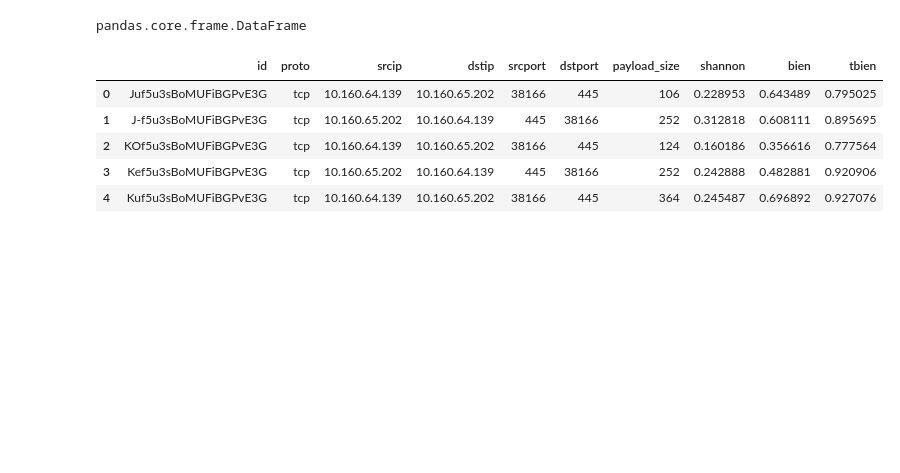
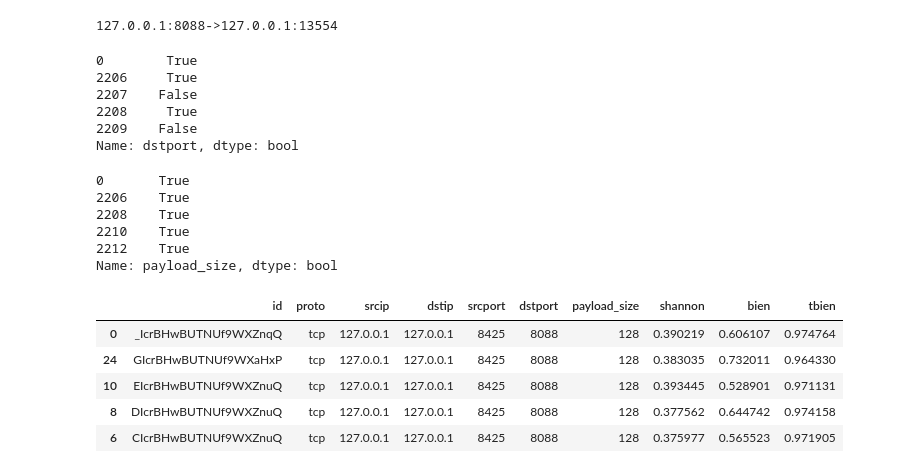
Before and after one commit to joaoalencastro/pythonSocket, a Jupyter notebook: Plotting Elastic Data.ipynb, the cells around one changed output. Saved outputs shown, nothing was run; the diff lists cells and outputs as text; code cells hidden in the pictures; blank space fills up the shorter version.

```diff
--- a/Plotting Elastic Data.ipynb
+++ b/Plotting Elastic Data.ipynb
@@ -3,24 +4,42 @@ import pandas as pd
 # %%
-df = pd.read_csv('Outputs/packets-2017.05.17-processed')
-type(df)
+df = pd.read_csv('Outputs/packets-2021.09.20-processed')
-# %% [output]
-pandas.core.frame.DataFrame
+# %%
+df['flow'] = df['srcip'] + ':' + df.srcport.map(str) + '->' + df['dstip'] + ':' + df.dstport.map(str)
+# Read a specific location (R,C)
+print(df.iloc[5,10])
+# %% [output]
+127.0.0.1:8088->127.0.0.1:13554
 # %%
-# df = df.sort_values('payload_size')
-# is_port_8088 = df['dstport']==8088
-# print(is_port_8088.head())
-# df = df[is_port_8088]
+df = df.sort_values('payload_size')
+is_port_8088 = df['dstport']==8088
+print(is_port_8088.head())
+df = df[is_port_8088]
+# %% [output]
+0        True
+2206     True
+2207    False
+2208     True
+2209    False
+Name: dstport, dtype: bool
 # %%
-# is_32_bytes = df['payload_size']==32
-# print(is_32_bytes.head())
-# df = df[is_32_bytes]
+is_64_bytes = df['payload_size']==64
+print(is_64_bytes.head())
+df = df[is_64_bytes]
+# %% [output]
+0       True
+2206    True
+2208    True
+2210    True
+2212    True
+Name: payload_size, dtype: bool
 # %%
 pd.set_option("display.max.columns", None)
+df = df.sort_values("payload_size")
 df.head()
 # %% [output]
 |  | id | proto | srcip | dstip | srcport | dstport | payload_size | shannon | bien | tbien |
-| 0 | Juf5u3sBoMUFiBGPvE3G | tcp | 10.160.64.139 | 10.160.65.202 | 38166 | 445 | 106 | 0.228953 | 0.643489 | 0.795025 |
-| 1 | J-f5u3sBoMUFiBGPvE3G | tcp | 10.160.65.202 | 10.160.64.139 | 445 | 38166 | 252 | 0.312818 | 0.608111 | 0.895695 |
-| 2 | KOf5u3sBoMUFiBGPvE3G | tcp | 10.160.64.139 | 10.160.65.202 | 38166 | 445 | 124 | 0.160186 | 0.356616 | 0.777564 |
-| 3 | Kef5u3sBoMUFiBGPvE3G | tcp | 10.160.65.202 | 10.160.64.139 | 445 | 38166 | 252 | 0.242888 | 0.482881 | 0.920906 |
-| 4 | Kuf5u3sBoMUFiBGPvE3G | tcp | 10.160.64.139 | 10.160.65.202 | 38166 | 445 | 364 | 0.245487 | 0.696892 | 0.927076 |
+| 0 | _IcrBHwBUTNUf9WXZnqQ | tcp | 127.0.0.1 | 127.0.0.1 | 8425 | 8088 | 128 | 0.390219 | 0.606107 | 0.974764 |
+| 24 | GIcrBHwBUTNUf9WXaHxP | tcp | 127.0.0.1 | 127.0.0.1 | 8425 | 8088 | 128 | 0.383035 | 0.732011 | 0.964330 |
+| 10 | EIcrBHwBUTNUf9WXZnuQ | tcp | 127.0.0.1 | 127.0.0.1 | 8425 | 8088 | 128 | 0.393445 | 0.528901 | 0.971131 |
+| 8 | DIcrBHwBUTNUf9WXZnuQ | tcp | 127.0.0.1 | 127.0.0.1 | 8425 | 8088 | 128 | 0.377562 | 0.644742 | 0.974158 |
+| 6 | CIcrBHwBUTNUf9WXZnuQ | tcp | 127.0.0.1 | 127.0.0.1 | 8425 | 8088 | 128 | 0.375977 | 0.565523 | 0.971905 |
```
Also changed, not shown: parts of 5 cells of this notebook, 42 other files.
